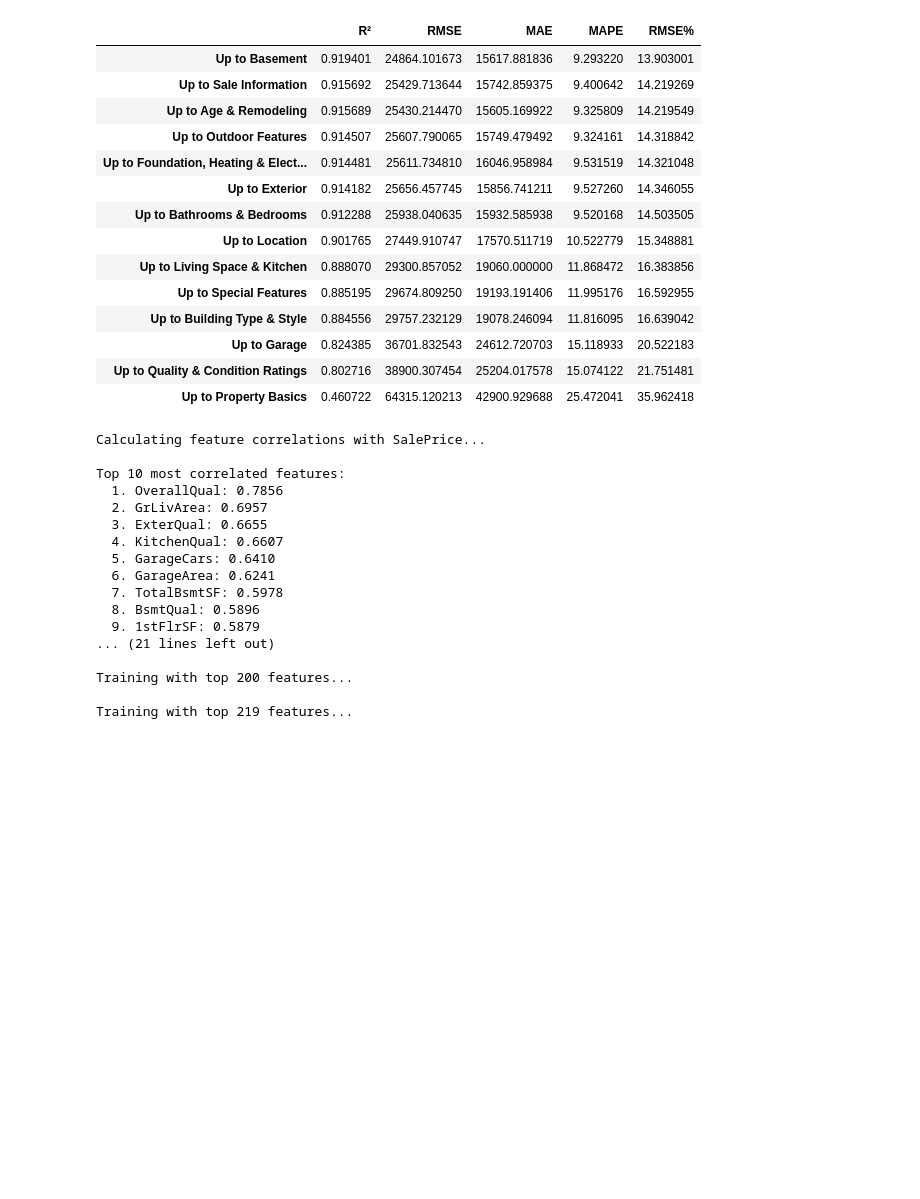
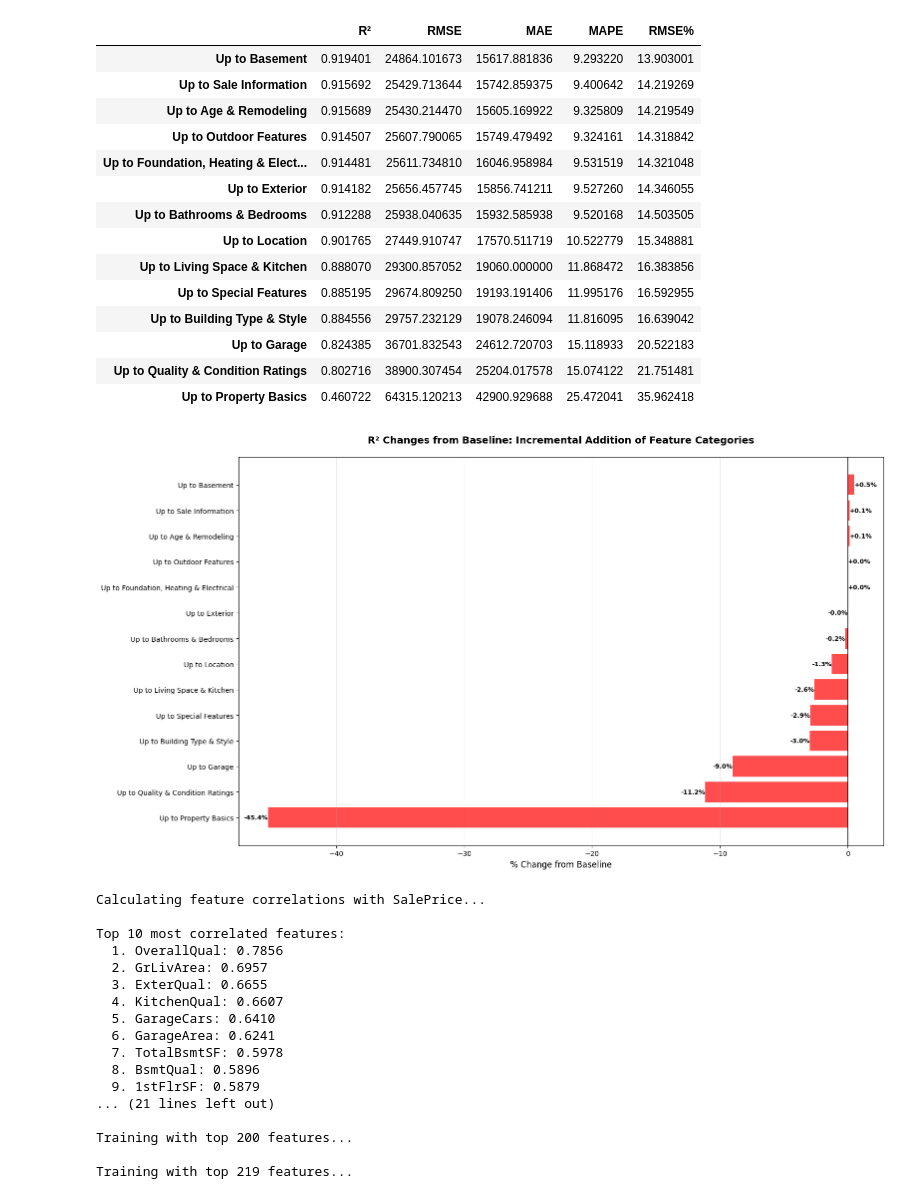
Before and after one commit to gayatrikam/estate-anomaly-detector, a Jupyter notebook: model/ablation_study_xgb.ipynb, the cells around one changed output. Cells and saved outputs as stored; diff of their text form; code cells hidden in the pictures; blank space fills up the shorter version.

```diff
--- a/model/ablation_study_xgb.ipynb
+++ b/model/ablation_study_xgb.ipynb
@@ -344,6 +386,11 @@ incremental_df
 | Up to Garage | 0.824385 | 36701.832543 | 24612.720703 | 15.118933 | 20.522183 |
 | Up to Quality & Condition Ratings | 0.802716 | 38900.307454 | 25204.017578 | 15.074122 | 21.751481 |
 | Up to Property Basics | 0.460722 | 64315.120213 | 42900.929688 | 25.472041 | 35.962418 |
+# %%
+pct_changes_df = plot_ablation_changes(incremental_df, "Incremental Addition of Feature Categories")
+plt.show()
+# %% [output]
+[figure, added]
 # %%
 def ablation_study_individual_features(X_train, X_test, y_train, y_test):
     results = {}
```
Also changed, not shown: parts of 9 cells of this notebook, 3 other files.
